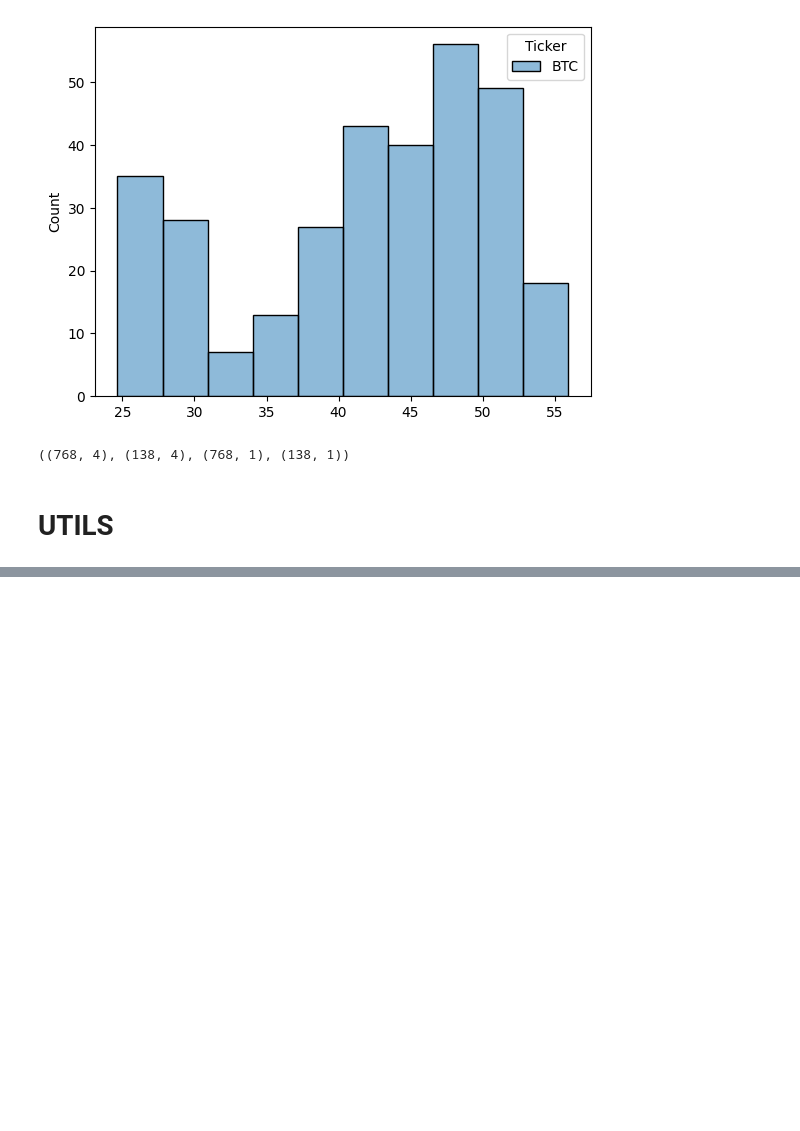
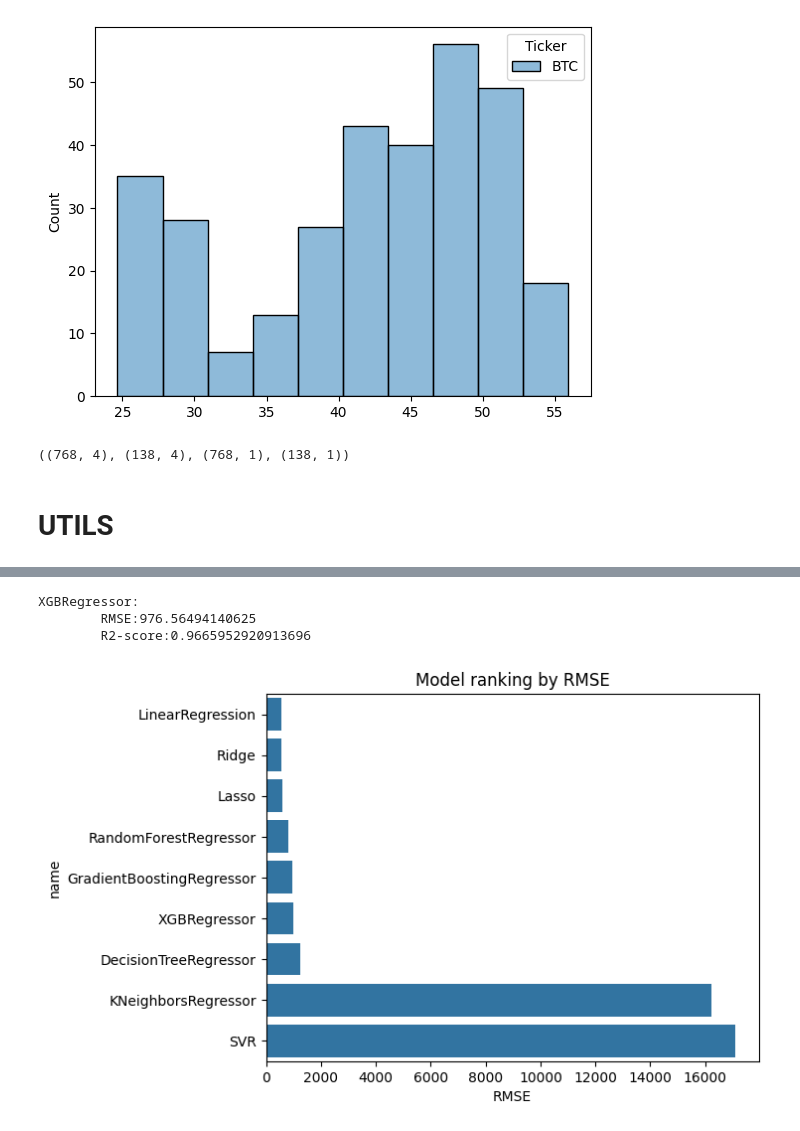
Before and after one commit to TheKryptonium/Bitcoin-price-prediction, a Jupyter notebook: Bitcoin_price_predictor.ipynb, the cells around one changed output, grey strips where cells are left out. Drawn from its saved outputs; the diff is of its cells as text; code cells hidden in the pictures; blank space fills up the shorter version.

Commit message:
Baseline models

```diff
--- a/Bitcoin_price_predictor.ipynb
+++ b/Bitcoin_price_predictor.ipynb
@@ -300,0 +216,22 @@ Using SVM
+# %%
+from xgboost import XGBRegressor
+
+eval_save_model(XGBRegressor())
+# %% [output]
+XGBRegressor:
+        RMSE:976.56494140625
+        R2-score:0.9665952920913696
+# %%
+baseline_perfs = pd.DataFrame({
+    'name': model_names,
+    'RMSE': model_rmse,
+    'R2_score': model_r2_score
+})
+
+plt.title('Model ranking by RMSE')
+
+sns.barplot(baseline_perfs.sort_values(by='RMSE'),
+            x='RMSE',
+            y='name');
+# %% [output]
+[figure, added]
```
Also changed, not shown: parts of 22 cells of this notebook, 2 other files.
